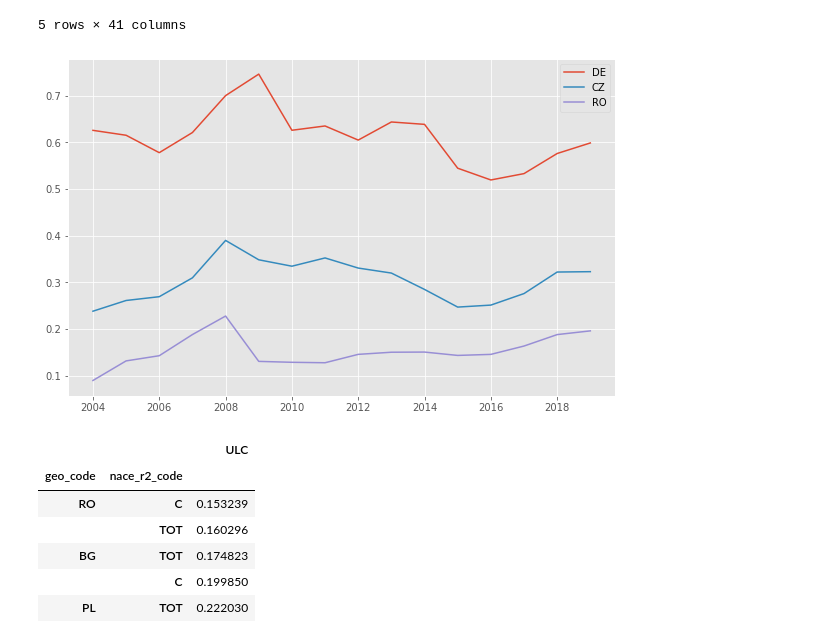
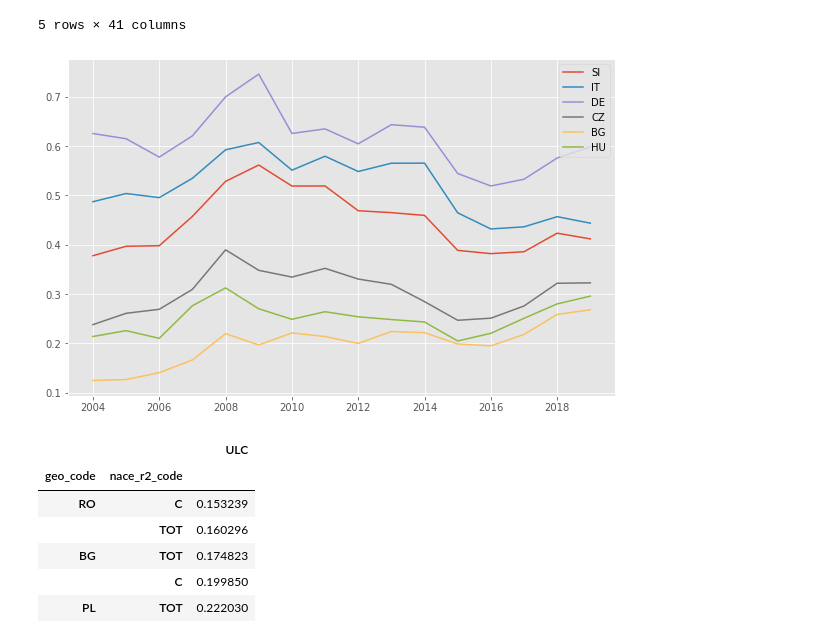
Before and after one commit to JanPintera/ad_hocPy, a Jupyter notebook: cee_competitiveness/CEE_competitivness.ipynb, the cells around one changed output. Cells and saved outputs as stored; diff of their text form; code cells hidden in the pictures.

Commit message:
[12-11-2022] finishing klems

```diff
--- a/cee_competitiveness/CEE_competitivness.ipynb
+++ b/cee_competitiveness/CEE_competitivness.ipynb
@@ -339,16 +334,19 @@ klems_ulc.head()
 # %%
 # TODO: this is in national currencies, fix it!
 klems_ulc_plot = klems_ulc.groupby(by=['geo_code', 'nace_r2_code'])
 with plt.style.context('ggplot'):
     fig, ax = plt.subplots(constrained_layout=True, figsize=(8, 5))
+    ax.plot(klems_ulc_plot.get_group(('SI', 'C'))['year'], klems_ulc_plot.get_group(('SI', 'C'))['ULC'], label='SI')
+    ax.plot(klems_ulc_plot.get_group(('IT', 'C'))['year'], klems_ulc_plot.get_group(('IT', 'C'))['ULC'], label='IT')
     ax.plot(klems_ulc_plot.get_group(('DE', 'C'))['year'], klems_ulc_plot.get_group(('DE', 'C'))['ULC'], label='DE')
     ax.plot(klems_ulc_plot.get_group(('CZ', 'C'))['year'], klems_ulc_plot.get_group(('CZ', 'C'))['ULC'], label='CZ')
-    ax.plot(klems_ulc_plot.get_group(('RO', 'C'))['year'], klems_ulc_plot.get_group(('RO', 'C'))['ULC'], label='RO')
+    ax.plot(klems_ulc_plot.get_group(('BG', 'C'))['year'], klems_ulc_plot.get_group(('BG', 'C'))['ULC'], label='BG')
+    ax.plot(klems_ulc_plot.get_group(('HU', 'C'))['year'], klems_ulc_plot.get_group(('HU', 'C'))['ULC'], label='HU')
     #ax.plot(klems_ulc_plot.get_group(('IE', 'C'))['year'], klems_ulc_plot.get_group(('IE', 'C'))['ULC'], label='IE') #NOTE !!!
 
     ax.legend()
 # %% [output]
-[figure, old version]
+[figure, new version]
 # %%
 klems_ulc_plot.agg({'ULC': 'mean'}).sort_values(by=['ULC'])
 # %% [output]
```
Also changed, not shown: parts of 4 cells of this notebook.
